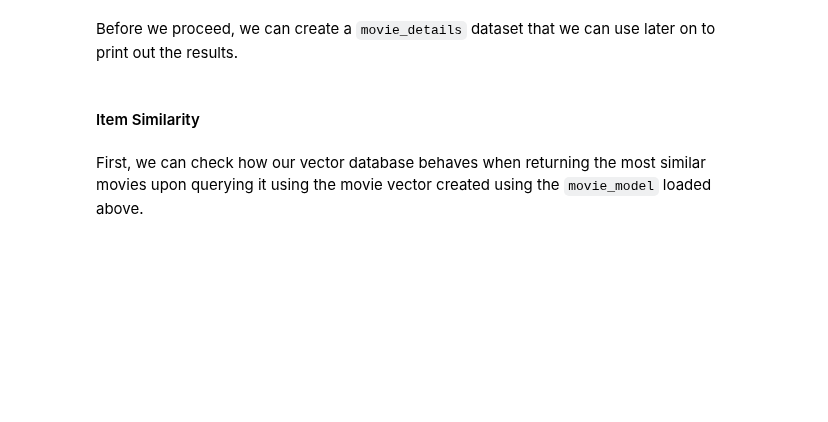
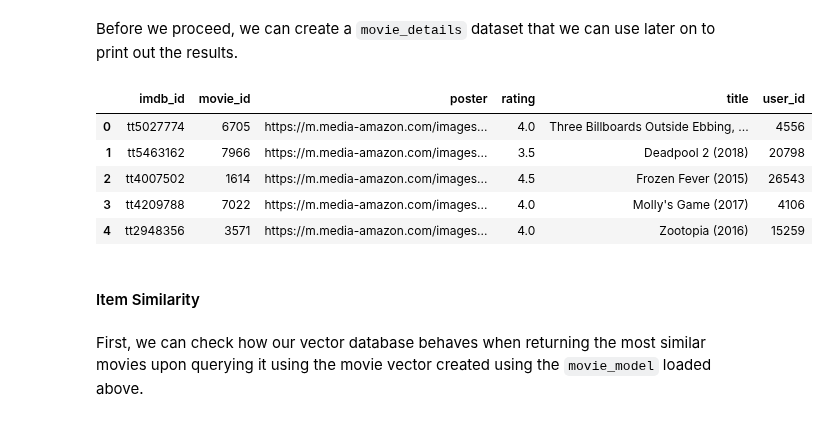
Before and after one commit to pinecone-io/examples, a Jupyter notebook: recommendation/onboarding-recommender/onboarding-recommender.ipynb, the cells around one changed output. Drawn from its saved outputs; the diff is of its cells as text; code cells hidden in the pictures; blank space fills up the shorter version.

```diff
--- a/recommendation/onboarding-recommender/onboarding-recommender.ipynb
+++ b/recommendation/onboarding-recommender/onboarding-recommender.ipynb
@@ -138,8 +189,17 @@ Before we proceed, we can create a `movie_details` dataset that we can use later
 # %%
 import pandas as pd
 
-movies_details = pd.DataFrame(dataset.documents['metadata'].values.tolist())
+movies_details = pd.DataFrame(
+    dataset.documents['metadata'].values.tolist()
+)
 movies_details.head()
+# %% [output]
+|  | imdb_id | movie_id | poster | rating | title | user_id |
+| 0 | tt5027774 | 6705 | https://m.media-amazon.com/images... | 4.0 | Three Billboards Outside Ebbing, ... | 4556 |
+| 1 | tt5463162 | 7966 | https://m.media-amazon.com/images... | 3.5 | Deadpool 2 (2018) | 20798 |
+| 2 | tt4007502 | 1614 | https://m.media-amazon.com/images... | 4.5 | Frozen Fever (2015) | 26543 |
+| 3 | tt4209788 | 7022 | https://m.media-amazon.com/images... | 4.0 | Molly's Game (2017) | 4106 |
+| 4 | tt2948356 | 3571 | https://m.media-amazon.com/images... | 4.0 | Zootopia (2016) | 15259 |
 # %% [markdown]
 #### Item Similarity
 # %% [markdown]
```
Also changed, not shown: parts of 22 cells of this notebook.
